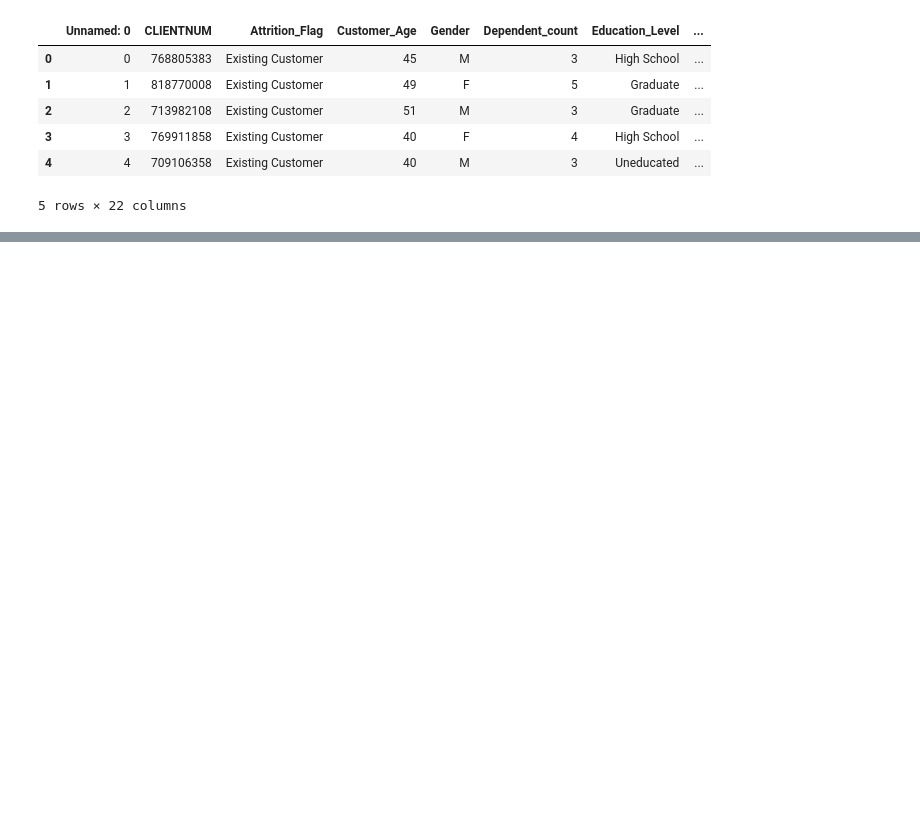
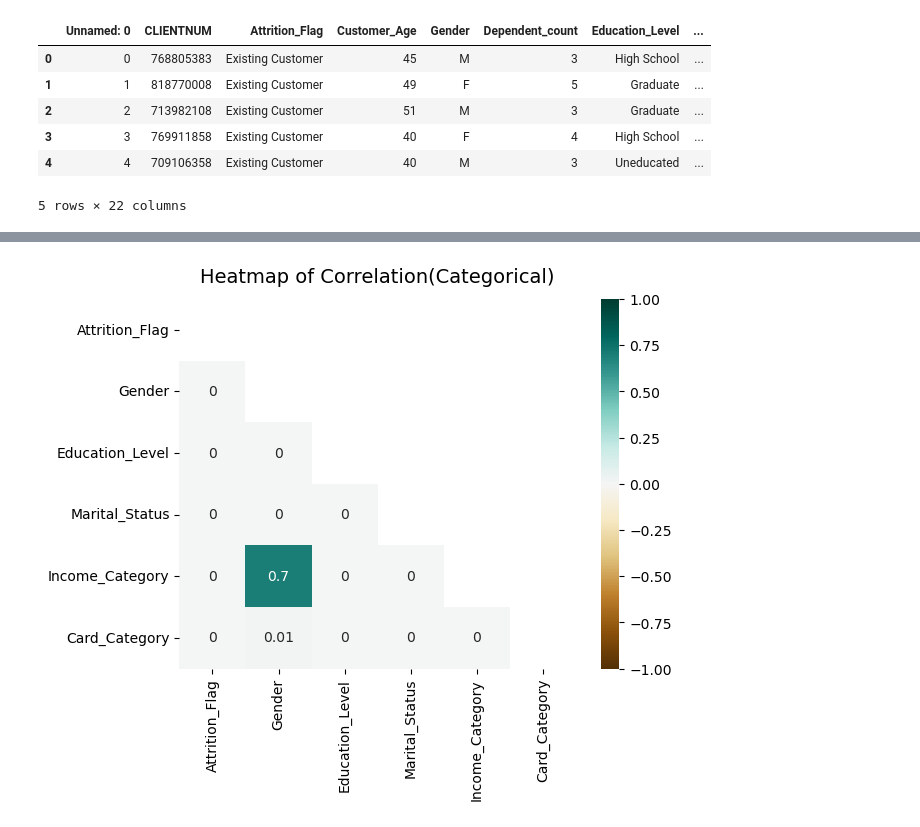
Before and after one commit to NalianLu/Norah_Portfolio, a Jupyter notebook: Project_1_Bank_Churners_Analysis_and_Prediction/2_EDA.ipynb, the cells around one changed output, grey strips where cells are left out. Cells and saved outputs as stored; diff of their text form; code cells hidden in the pictures; blank space fills up the shorter version.

```diff
--- a/Project_1_Bank_Churners_Analysis_and_Prediction/2_EDA.ipynb
+++ b/Project_1_Bank_Churners_Analysis_and_Prediction/2_EDA.ipynb
@@ -17,0 +150,3 @@ df.head()
+# %%
+df_categorical=df.loc[:,df.dtypes==object] # df.select_dtypes(include="O")
+df_categorical.head()
@@ -17,0 +178,30 @@ df.head()
+# %%
+# Cramers_V
+
+from scipy.stats import chi2_contingency
+
+def cal_cramers_v(v1,v2):
+    crosstab = np.array(pd.crosstab(v1,v2,rownames=None,colnames=None))
+    stat = chi2_contingency(crosstab)[0]
+
+    obs = np.sum(crosstab)
+    mini = min(crosstab.shape) - 1
+
+    return stat / (obs * mini)
+
+rows = []
+for v1 in df_categorical_encoded:
+    col = []
+    for v2 in df_categorical_encoded:
+        cramers = cal_cramers_v(df_categorical_encoded[v1],df_categorical_encoded[v2])
+        col.append(round(cramers, 2))
+    rows.append(col)
+# %%
+# heat map
+
+cramers_results = np.array(rows)
+
+cramerv_matrix = pd.DataFrame(cramers_results,
+                              columns=df_categorical_encoded.columns,
+                              index=df_categorical_encoded.columns)
+cramerv_matrix.head()
@@ -17,0 +215,14 @@ df.head()
+# %%
+mask = np.triu(np.ones_like(cramerv_matrix, dtype=bool))
+cat_heatmap = sns.heatmap(cramerv_matrix,
+                          mask=mask,
+                          vmin=-1,
+                          vmax=1,
+                          annot=True,
+                          cmap="BrBG")
+
+cat_heatmap.set_title("Heatmap of Correlation(Categorical)", fontdict={"fontsize": 14}, pad=12)
+
+plt.show()
+# %% [output]
+[figure, added]
```
Also changed, not shown: parts of 21 cells of this notebook.
